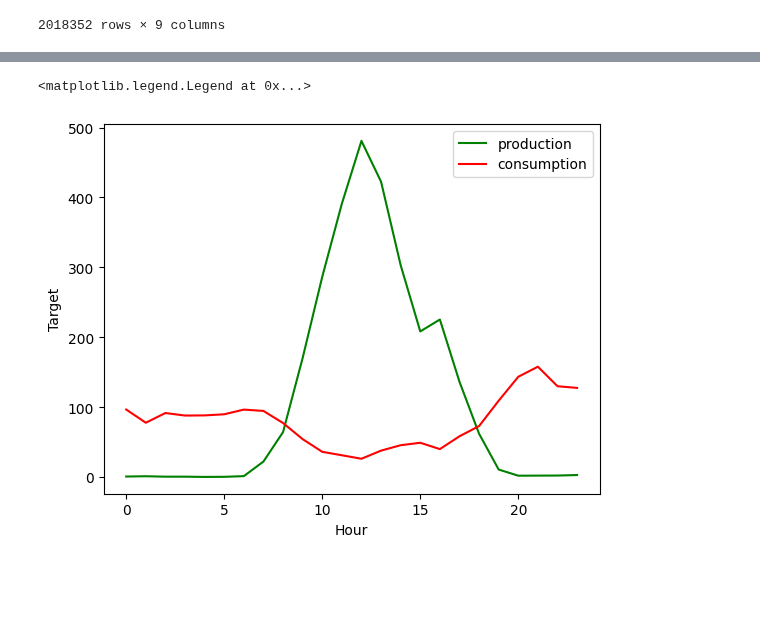
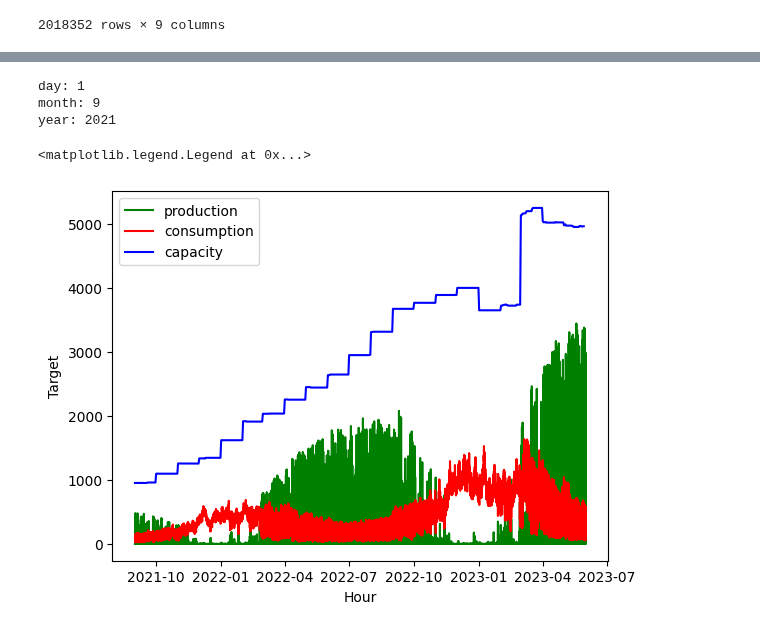
Before and after one commit to steimel60/Kaggle-Enefit, a Jupyter notebook: enefit-energy-predictor.ipynb, the cells around one changed output, grey strips where cells are left out. Drawn from its saved outputs; the diff is of its cells as text; code cells hidden in the pictures; blank space fills up the shorter version.

Commit message:
Kaggle Notebook | Enefit - Energy Predictor | Version 4 | view client capacity

```diff
--- a/enefit-energy-predictor.ipynb
+++ b/enefit-energy-predictor.ipynb
@@ -71,5 +73,6 @@ client.csv
 # %%
 train = pd.read_csv(path + 'train.csv')
+client = pd.read_csv(path + 'client.csv')
 train
 # %% [output]
 |  | county | is_business | product_type | target | is_consumption | datetime | data_block_id | row_id | ... |
@@ -85,8 +88,18 @@ train
 | 2018350 | 15 | 1 | 3 | 0.000 | 0 | 2023-05-31 23:00:00 | 637 | 2018350 | ... |
 | 2018351 | 15 | 1 | 3 | 196.240 | 1 | 2023-05-31 23:00:00 | 637 | 2018351 | ... |
 2018352 rows × 9 columns
+# %%
+# county, is_business, and product_type make up the unique identifiers (prediction unit)
+c = 0
+b = 0
+p = 1
 # %%
 # Example to visualize what train.csv represents
-example = train[train['data_block_id']==0]
+example = train[
+    (train['county']==c)
+     & (train['is_business']==b)
+    & (train['product_type']==p)
+]
+example['datetime'] = pd.to_datetime(example['datetime'])
 example
 # %% [output]
@@ -126,0 +137,8 @@ example[example['prediction_unit_id']==0]
+# %%
+example_client = client[
+    (client['county']==c)
+     & (client['is_business']==b)
+    & (client['product_type']==p)
+]
+example_client['date'] = pd.to_datetime(example_client['date'])
+example_client
@@ -127,13 +164,24 @@ example[example['prediction_unit_id']==0]
+# %%
+print("day:",example['datetime'][0].day)
+print("month:",example['datetime'][0].month)
+print("year:",example['datetime'][0].year)
+# %% [output]
+day: 1
+month: 9
+year: 2021
 # %%
 production = example[(example['prediction_unit_id']==0) & (example['is_consumption']==0)]['target']
 consumption = example[(example['prediction_unit_id']==0) & (example['is_consumption']==1)]['target']
+capacity = example_client['installed_capacity']
+cap_date = example_client['date']
 time = example[(example['prediction_unit_id']==0) & (example['is_consumption']==0)]['datetime']
-time = [i for i, _ in enumerate(time)]
+#time = [i for i, _ in enumerate(time)]
 plt.plot(time, production, label = "production", c = "green")
 plt.plot(time, consumption, label = "consumption", c = "red")
+plt.plot(cap_date, capacity, label = "capacity", c = "blue")
 plt.xlabel("Hour")
 plt.ylabel("Target")
 plt.legend()
 # %% [output]
 <matplotlib.legend.Legend at 0x...>
-[figure, old version]
+[figure, new version]
```
Also changed, not shown: parts of 7 cells of this notebook.
